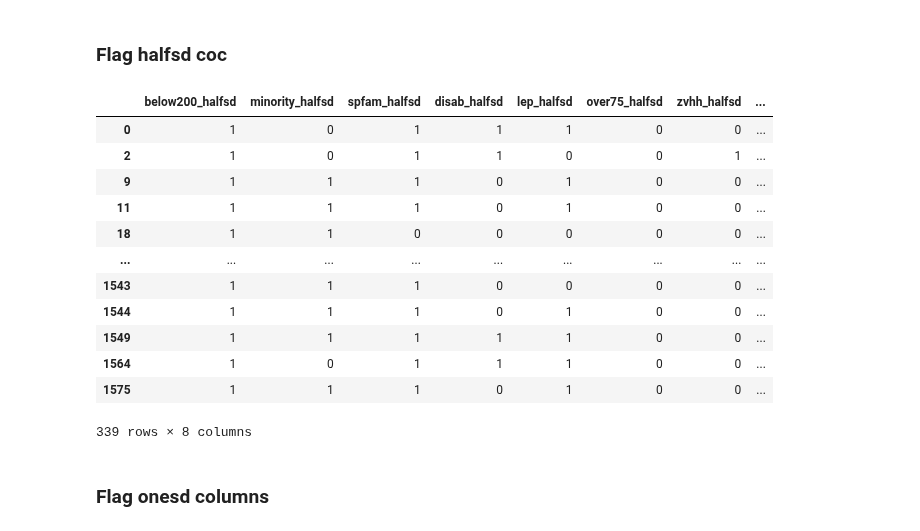
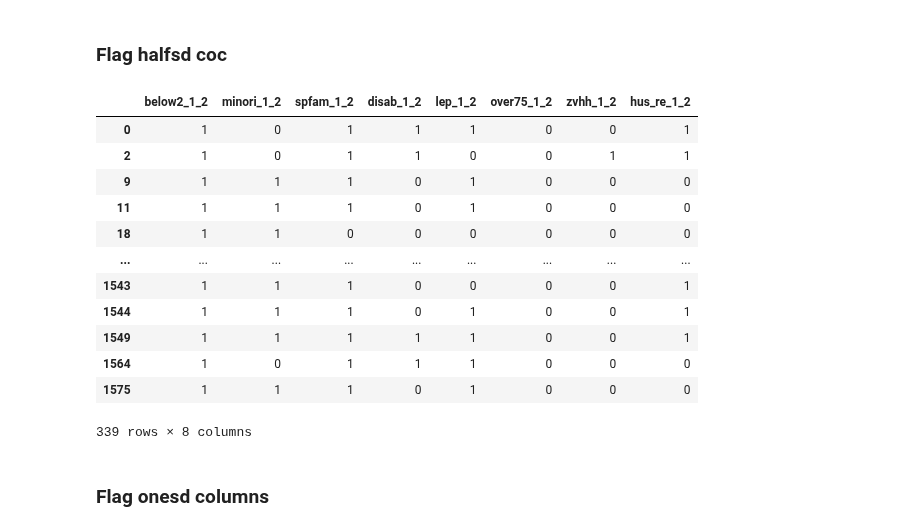
Before and after one commit to BayAreaMetro/Spatial-Analysis-Mapping-Projects, a Jupyter notebook: Project-Documentation/Communities-of-Concern/Communities of Concern 2020 (ACS 2014-2018).ipynb, the cells around one changed output. Saved outputs shown, nothing was run; the diff lists cells and outputs as text; code cells hidden in the pictures.

```diff
--- a/Project-Documentation/Communities-of-Concern/Communities of Concern 2020 (ACS 2014-2018).ipynb
+++ b/Project-Documentation/Communities-of-Concern/Communities of Concern 2020 (ACS 2014-2018).ipynb
@@ -181,13 +181,13 @@ cols_dict_halfsd = {'pct_over75':'over75_halfsd',
 # %%
 flag_mult_columns(acs_df,cols_dict_halfsd,.5)
-# %%
-halfsd_cols_list = ['below200_halfsd',
-             'minority_halfsd',
-             'spfam_halfsd',
-             'disab_halfsd',
-             'lep_halfsd',
-             'over75_halfsd',
-             'zvhh_halfsd',
-             'hus_rent50_halfsd']
-acs_df['count_disadfact_halfsd'] = acs_df[halfsd_cols_list].sum(axis=1)
+# %%
+halfsd_cols_list = ['below2_1_2',
+             'minori_1_2',
+             'spfam_1_2',
+             'disab_1_2',
+             'lep_1_2',
+             'over75_1_2',
+             'zvhh_1_2',
+             'hus_re_1_2']
+acs_df['count_1_2'] = acs_df[halfsd_cols_list].sum(axis=1)
 # %%
@@ -209,33 +209,33 @@ acs_df[halfsd_cols_list][acs_df['count_disadfact_halfsd'] >= 1]
 # %% [markdown]
 ### Flag halfsd coc
 # %%
-halfsd_remain = ['spfam_halfsd',
-                 'disab_halfsd',
-                 'lep_halfsd',
-                 'over75_halfsd',
-                 'zvhh_halfsd',
-                 'hus_rent50_halfsd']
-halfsd_cond = (((acs_df['minority_halfsd'] == 1) &
-                (acs_df['below200_halfsd'] == 1)) |
-               ((acs_df['below200_halfsd'] == 1) &
+halfsd_remain = ['spfam_1_2',
+                 'disab_1_2',
+                 'lep_1_2',
+                 'over75_1_2',
+                 'zvhh_1_2',
+                 'hus_re_1_2']
+halfsd_cond = (((acs_df['minori_1_2'] == 1) &
+                (acs_df['below2_1_2'] == 1)) |
+               ((acs_df['below2_1_2'] == 1) &
                 (acs_df[halfsd_remain].sum(axis=1) >= 3))
               )
-acs_df['coc_pba2050_halfsd'] = np.where(halfsd_cond,1,0)
+acs_df['coc50_1_2'] = np.where(halfsd_cond,1,0)
 # %%
-acs_df[halfsd_cols_list][acs_df['coc_pba2050_halfsd'] == 1]
+acs_df[halfsd_cols_list][acs_df['coc50_1_2'] == 1]
 # %% [output]
-|  | below200_halfsd | minority_halfsd | spfam_halfsd | disab_halfsd | lep_halfsd | over75_halfsd | zvhh_halfsd | ... |
-| 0 | 1 | 0 | 1 | 1 | 1 | 0 | 0 | ... |
-| 2 | 1 | 0 | 1 | 1 | 0 | 0 | 1 | ... |
-| 9 | 1 | 1 | 1 | 0 | 1 | 0 | 0 | ... |
-| 11 | 1 | 1 | 1 | 0 | 1 | 0 | 0 | ... |
-| 18 | 1 | 1 | 0 | 0 | 0 | 0 | 0 | ... |
+|  | below2_1_2 | minori_1_2 | spfam_1_2 | disab_1_2 | lep_1_2 | over75_1_2 | zvhh_1_2 | hus_re_1_2 |
+| 0 | 1 | 0 | 1 | 1 | 1 | 0 | 0 | 1 |
+| 2 | 1 | 0 | 1 | 1 | 0 | 0 | 1 | 1 |
+| 9 | 1 | 1 | 1 | 0 | 1 | 0 | 0 | 0 |
+| 11 | 1 | 1 | 1 | 0 | 1 | 0 | 0 | 0 |
+| 18 | 1 | 1 | 0 | 0 | 0 | 0 | 0 | 0 |
 | ... | ... | ... | ... | ... | ... | ... | ... | ... |
-| 1543 | 1 | 1 | 1 | 0 | 0 | 0 | 0 | ... |
-| 1544 | 1 | 1 | 1 | 0 | 1 | 0 | 0 | ... |
-| 1549 | 1 | 1 | 1 | 1 | 1 | 0 | 0 | ... |
-| 1564 | 1 | 0 | 1 | 1 | 1 | 0 | 0 | ... |
-| 1575 | 1 | 1 | 1 | 0 | 1 | 0 | 0 | ... |
+| 1543 | 1 | 1 | 1 | 0 | 0 | 0 | 0 | 1 |
+| 1544 | 1 | 1 | 1 | 0 | 1 | 0 | 0 | 1 |
+| 1549 | 1 | 1 | 1 | 1 | 1 | 0 | 0 | 1 |
+| 1564 | 1 | 0 | 1 | 1 | 1 | 0 | 0 | 0 |
+| 1575 | 1 | 1 | 1 | 0 | 1 | 0 | 0 | 0 |
 339 rows × 8 columns
 # %% [markdown]
 ### Flag onesd columns
```
Also changed, not shown: parts of 50 cells of this notebook.
